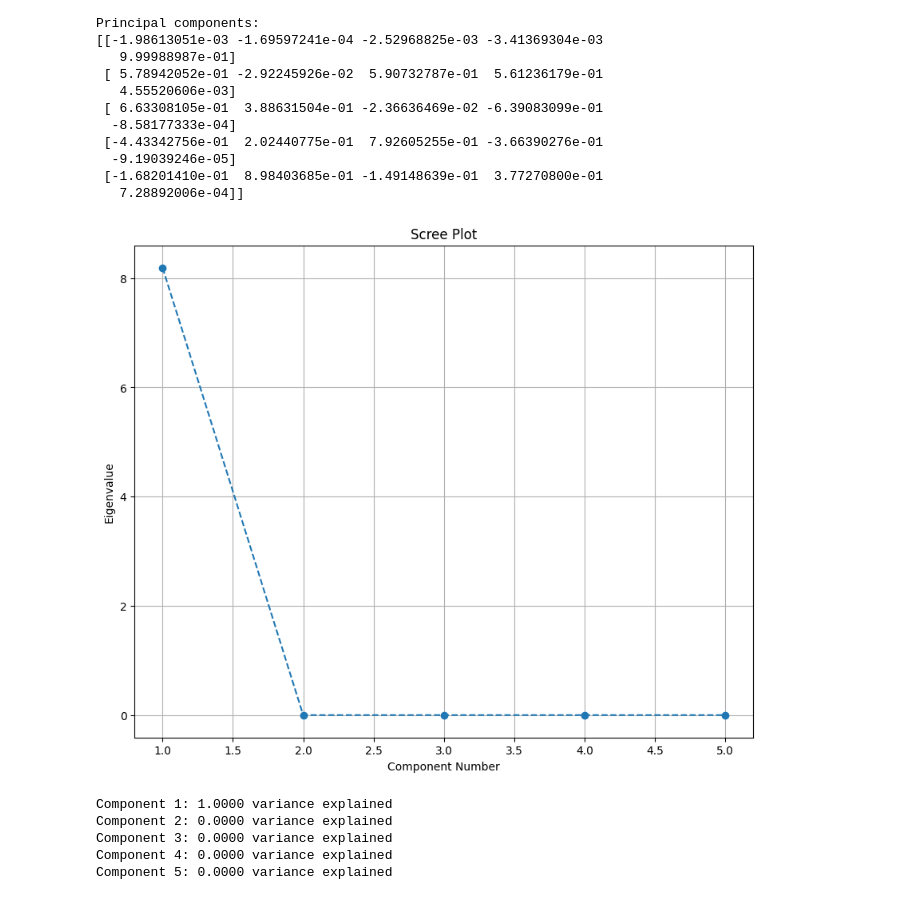
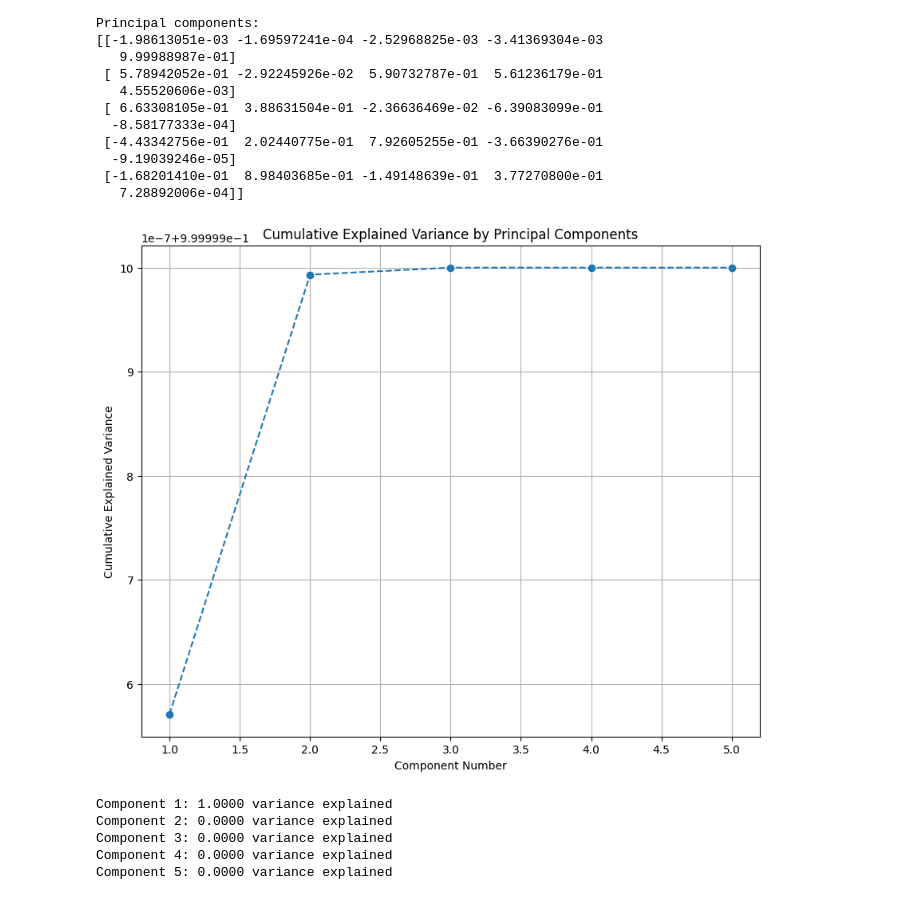
Before and after one commit to albertoHdzE/GWP_1, a Jupyter notebook: 03_exploiting_correlation.ipynb, the cells around one changed output. Saved outputs shown, nothing was run; the diff lists cells and outputs as text; code cells hidden in the pictures.

```diff
--- a/03_exploiting_correlation.ipynb
+++ b/03_exploiting_correlation.ipynb
@@ -169,18 +159,22 @@ Principal components:
  [-1.68201410e-01  8.98403685e-01 -1.49148639e-01  3.77270800e-01
    7.28892006e-04]]
 # %%
-import matplotlib.pyplot as plt
+# Plot cumulative explained variance by principal components
 
-# Create a scree plot
+# Calculate the cumulative explained variance
+cumulative_explained_variance = np.cumsum(pca.explained_variance_ratio_)
+
+# Create the plot
 plt.figure(figsize=(10, 8))
-plt.plot(range(1, len(pca.explained_variance_) + 1), pca.explained_variance_, marker='o', linestyle='--')
-plt.title('Scree Plot')
+plt.plot(range(1, len(cumulative_explained_variance) + 1), cumulative_explained_variance, marker='o', linestyle='--')
+plt.title('Cumulative Explained Variance by Principal Components')
 plt.xlabel('Component Number')
-plt.ylabel('Eigenvalue')
+plt.ylabel('Cumulative Explained Variance')
 plt.grid()
+
 plt.show()
 # %% [output]
-[figure, old version]
+[figure, new version]
 # %%
 # Answer this question as a comment:
 # How do the variances of each component compare? In other words, how much
```
Also changed, not shown: parts of 2 cells of this notebook, 2 other files.
